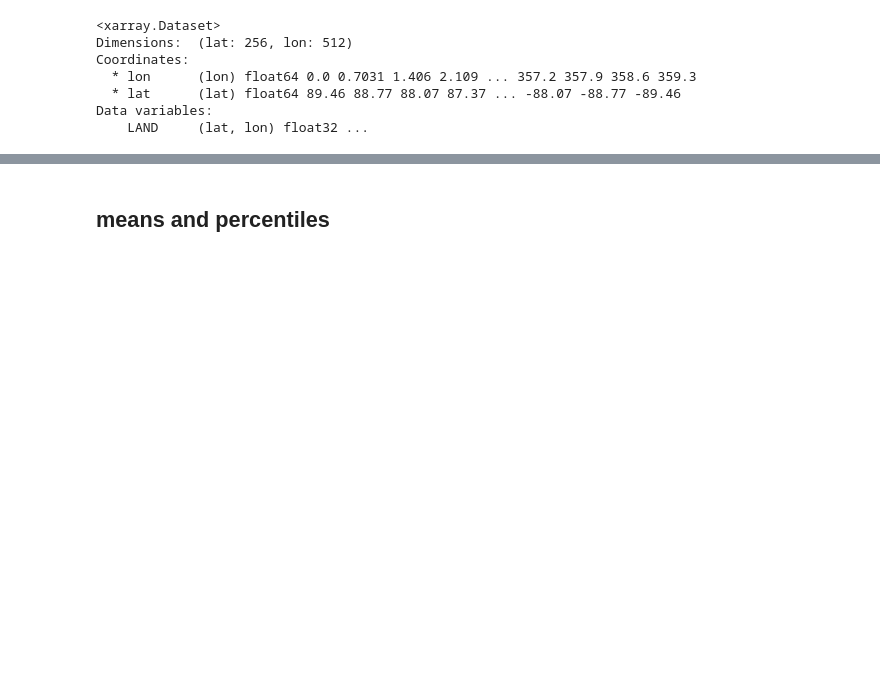
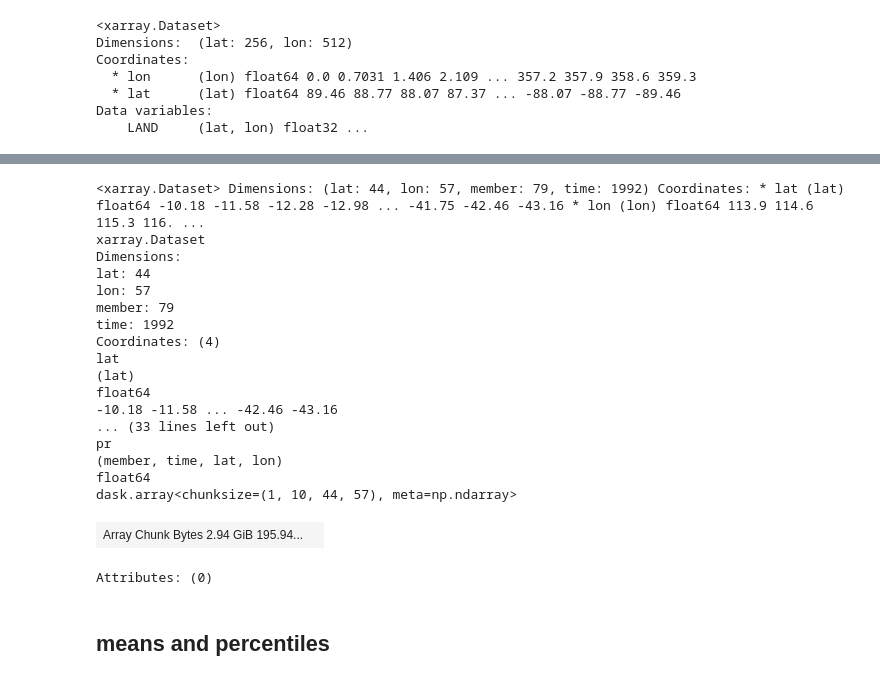
Before and after one commit to kbongi/reanalysis, a Jupyter notebook: R_read_netcdf_raw_PRATE_2021.07.23.ipynb, the cells around one changed output, grey strips where cells are left out. Saved outputs shown, nothing was run; the diff lists cells and outputs as text; code cells hidden in the pictures; blank space fills up the shorter version.

```diff
--- a/R_read_netcdf_raw_PRATE_2021.07.23.ipynb
+++ b/R_read_netcdf_raw_PRATE_2021.07.23.ipynb
@@ -143,6 +143,6 @@ Data variables:
 monthly_raw_SH = monthly_raw_glob.sel(lat=slice(0,-90))
 monthly_raw_NH = monthly_raw_glob.sel(lat=slice(90,0))
 # select out the Australian and E Australian anomalies
-with dask.config.set(**{'array.slicing.split_large_chunks': True}):
-    monthly_raw_Aus = monthly_raw_glob.sel(lat=slice(-10,-50), lon=slice(110,160)).where(landmask.LAND==1.0, drop=True)
-    monthly_raw_EA = monthly_raw_glob.sel(lat=slice(-10,-50), lon=slice(140,155)).where(landmask.LAND==1.0, drop=True)
+# with dask.config.set(**{'array.slicing.split_large_chunks': True}):
+monthly_raw_Aus = monthly_raw_glob.sel(lat=slice(-10,-50), lon=slice(110,160)).where(landmask.LAND==1.0, drop=True)
+monthly_raw_EA = monthly_raw_glob.sel(lat=slice(-10,-50), lon=slice(140,155)).where(landmask.LAND==1.0, drop=True)
@@ -149,3 +166,25 @@ with dask.config.set(**{'array.slicing.split_large_chunks': True}):
+# %%
+monthly_raw_Aus
+# %% [output]
+<xarray.Dataset> Dimensions: (lat: 44, lon: 57, member: 79, time: 1992) Coordinates: * lat (lat) float64 -10.18 -11.58 -12.28 -12.98 ... -41.75 -42.46 -43.16 * lon (lon) float64 113.9 114.6 115.3 116. ...
+xarray.Dataset
+Dimensions:
+lat: 44
+lon: 57
+member: 79
+time: 1992
+Coordinates: (4)
+lat
+(lat)
+float64
+-10.18 -11.58 ... -42.46 -43.16
+... (33 lines left out)
+pr
+(member, time, lat, lon)
+float64
+dask.array<chunksize=(1, 10, 44, 57), meta=np.ndarray>
+| Array Chunk Bytes 2.94 GiB 195.94... |  |
+Attributes: (0)
 # %% [markdown]
 ## means and percentiles
 # %%
```
Also changed, not shown: parts of 3 cells of this notebook, 2 other files.
